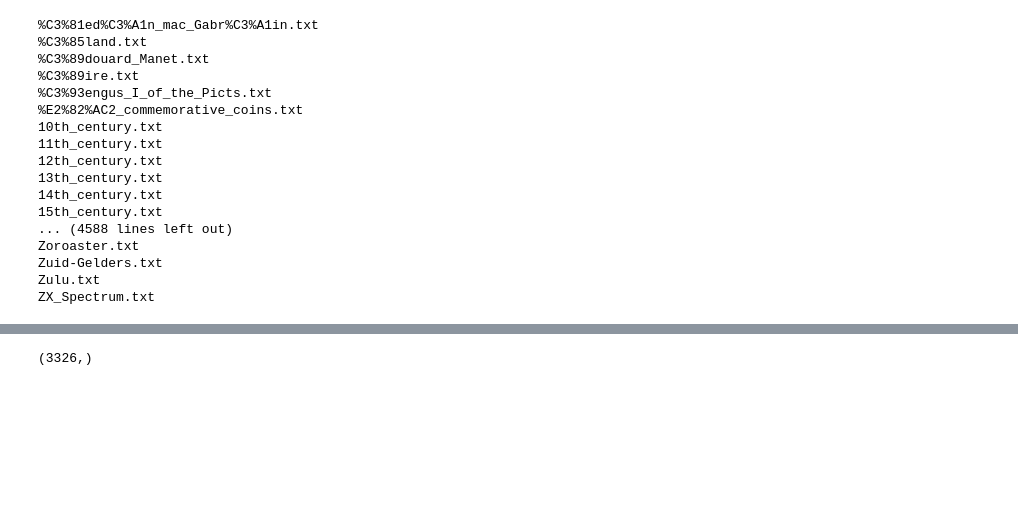
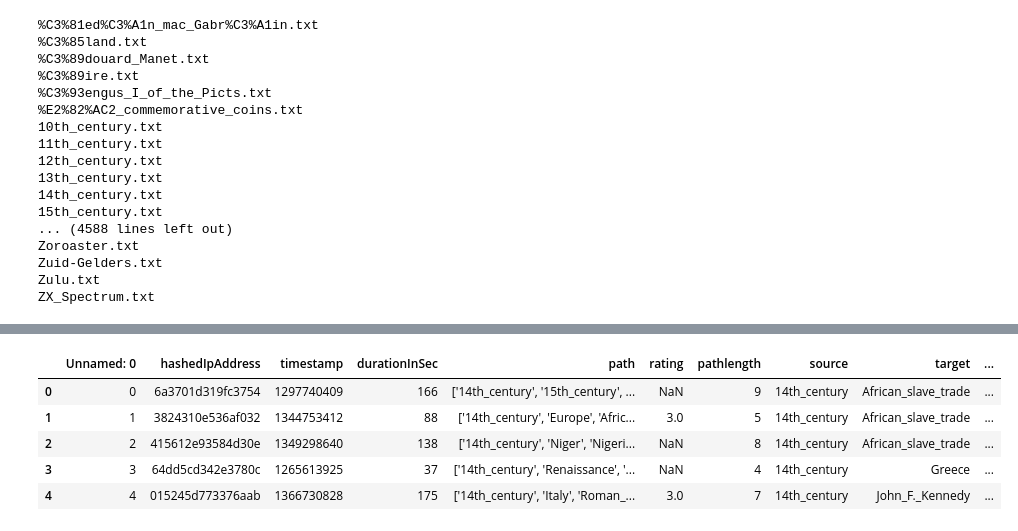
Before and after one commit to tomersolomon/msd_finalproject, a Jupyter notebook: analysis/lsa.ipynb, the cells around one changed output, grey strips where cells are left out. Cells and saved outputs as stored; diff of their text form; code cells hidden in the pictures; blank space fills up the shorter version.

```diff
--- a/analysis/lsa.ipynb
+++ b/analysis/lsa.ipynb
@@ -345,11 +344,15 @@ similarity_matrix
 4604 rows × 4604 columns
 # %%
-url_final = 'task-data/data_with_optimal.csv'
+url_final = '../task-data/data_with_optimal.csv'
 final_data = pd.read_csv(url_final)
-final_data = final_data[['durationInSec','source','target','opt_path_length','pathlength']]
-final_data['target'].value_counts().shape
+final_data.head()
 # %% [output]
-(3326,)
+|  | Unnamed: 0 | hashedIpAddress | timestamp | durationInSec | path | rating | pathlength | source | target | ... |
+| 0 | 0 | 6a3701d319fc3754 | 1297740409 | 166 | ['14th_century', '15th_century', ... | NaN | 9 | 14th_century | African_slave_trade | ... |
+| 1 | 1 | 3824310e536af032 | 1344753412 | 88 | ['14th_century', 'Europe', 'Afric... | 3.0 | 5 | 14th_century | African_slave_trade | ... |
+| 2 | 2 | 415612e93584d30e | 1349298640 | 138 | ['14th_century', 'Niger', 'Nigeri... | NaN | 8 | 14th_century | African_slave_trade | ... |
+| 3 | 3 | 64dd5cd342e3780c | 1265613925 | 37 | ['14th_century', 'Renaissance', '... | NaN | 4 | 14th_century | Greece | ... |
+| 4 | 4 | 015245d773376aab | 1366730828 | 175 | ['14th_century', 'Italy', 'Roman_... | 3.0 | 7 | 14th_century | John_F._Kennedy | ... |
 # %%
 def getSemanticDist(source, target, data):
     return data.loc[source, target]
```
Also changed, not shown: parts of 7 cells of this notebook, 1 other file.
